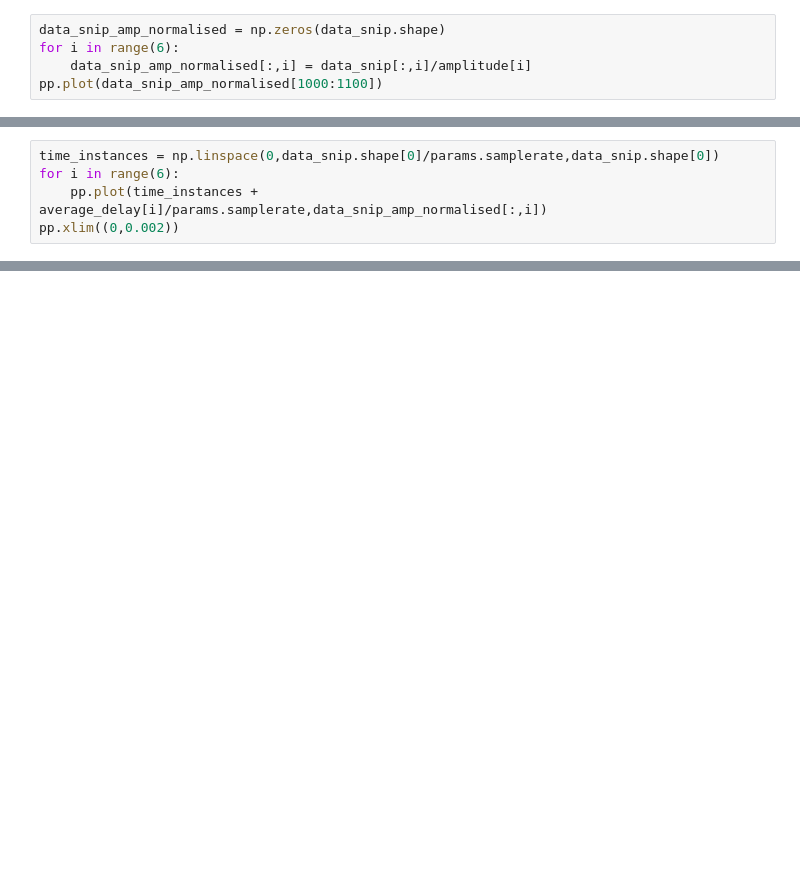
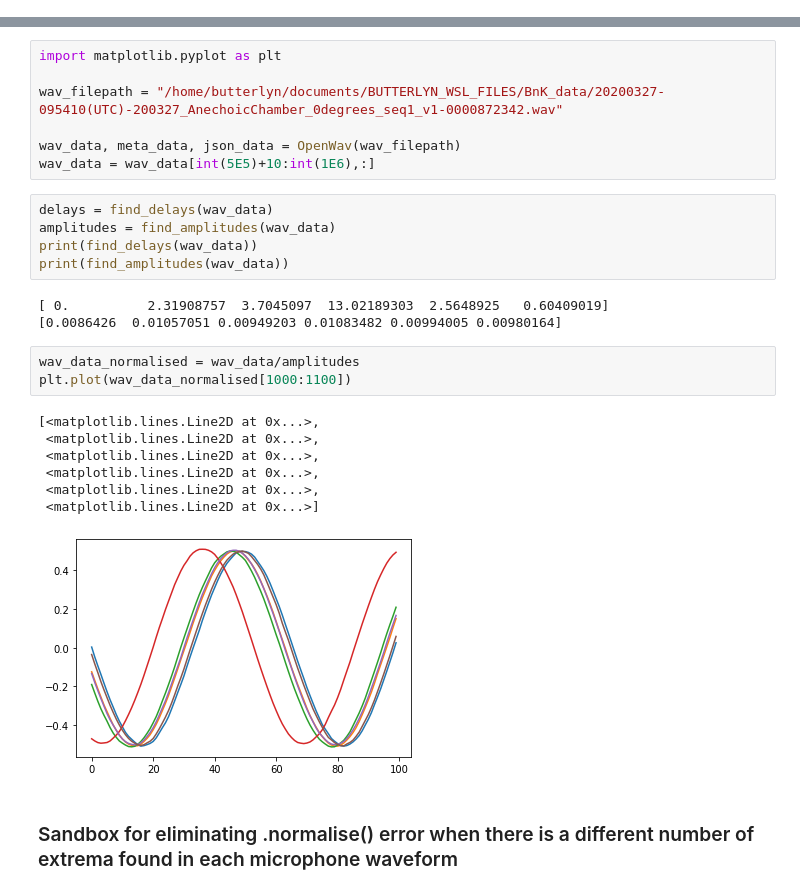
Before and after one commit to butterlyn/07_PYTHON_FILES_BUTTERLY, a Jupyter notebook: shlnb_sandbox.ipynb, the cells around one changed output, grey strips where cells are left out. Cells and saved outputs as stored; diff of their text form; blank space fills up the shorter version.

Commit message:
Created shlnb_sandbox.ipynb for creating code for python module shlnb. Created functions .find_delays() and .find_amplitudes()

```diff
--- a/spaghetti_code_sandbox_calibrating_transducers.ipynb
+++ b/shlnb_sandbox.ipynb
@@ -236,5 +0,0 @@ print(amplitude)
-# %%
-data_snip_amp_normalised = np.zeros(data_snip.shape)
-for i in range(6):
-    data_snip_amp_normalised[:,i] = data_snip[:,i]/amplitude[i]
-pp.plot(data_snip_amp_normalised[1000:1100])
@@ -249,5 +0,0 @@ pp.plot(data_snip_amp_normalised[1000:1100])
-# %%
-time_instances = np.linspace(0,data_snip.shape[0]/params.samplerate,data_snip.shape[0])
-for i in range(6):
-    pp.plot(time_instances + average_delay[i]/params.samplerate,data_snip_amp_normalised[:,i])
-pp.xlim((0,0.002))
@@ -256,0 +169,28 @@ pp.xlim((0,0.002))
+# %%
+import matplotlib.pyplot as plt
+
+wav_filepath = "/home/butterlyn/documents/BUTTERLYN_WSL_FILES/BnK_data/20200327-095410(UTC)-200327_AnechoicChamber_0degrees_seq1_v1-0000872342.wav"
+
+wav_data, meta_data, json_data = OpenWav(wav_filepath)
+wav_data = wav_data[int(5E5)+10:int(1E6),:]
+# %%
+delays = find_delays(wav_data)
+amplitudes = find_amplitudes(wav_data)
+print(find_delays(wav_data))
+print(find_amplitudes(wav_data))
+# %% [output]
+[ 0.          2.31908757  3.7045097  13.02189303  2.5648925   0.60409019]
+[0.0086426  0.01057051 0.00949203 0.01083482 0.00994005 0.00980164]
+# %%
+wav_data_normalised = wav_data/amplitudes
+plt.plot(wav_data_normalised[1000:1100])
+# %% [output]
+[<matplotlib.lines.Line2D at 0x...>,
+ <matplotlib.lines.Line2D at 0x...>,
+ <matplotlib.lines.Line2D at 0x...>,
+ <matplotlib.lines.Line2D at 0x...>,
+ <matplotlib.lines.Line2D at 0x...>,
+ <matplotlib.lines.Line2D at 0x...>]
+[figure, added]
+# %% [markdown]
+### Sandbox for eliminating .normalise() error when there is a different number of extrema found in each microphone waveform
```
Also changed, not shown: parts of 36 cells of this notebook, 1 other file.
